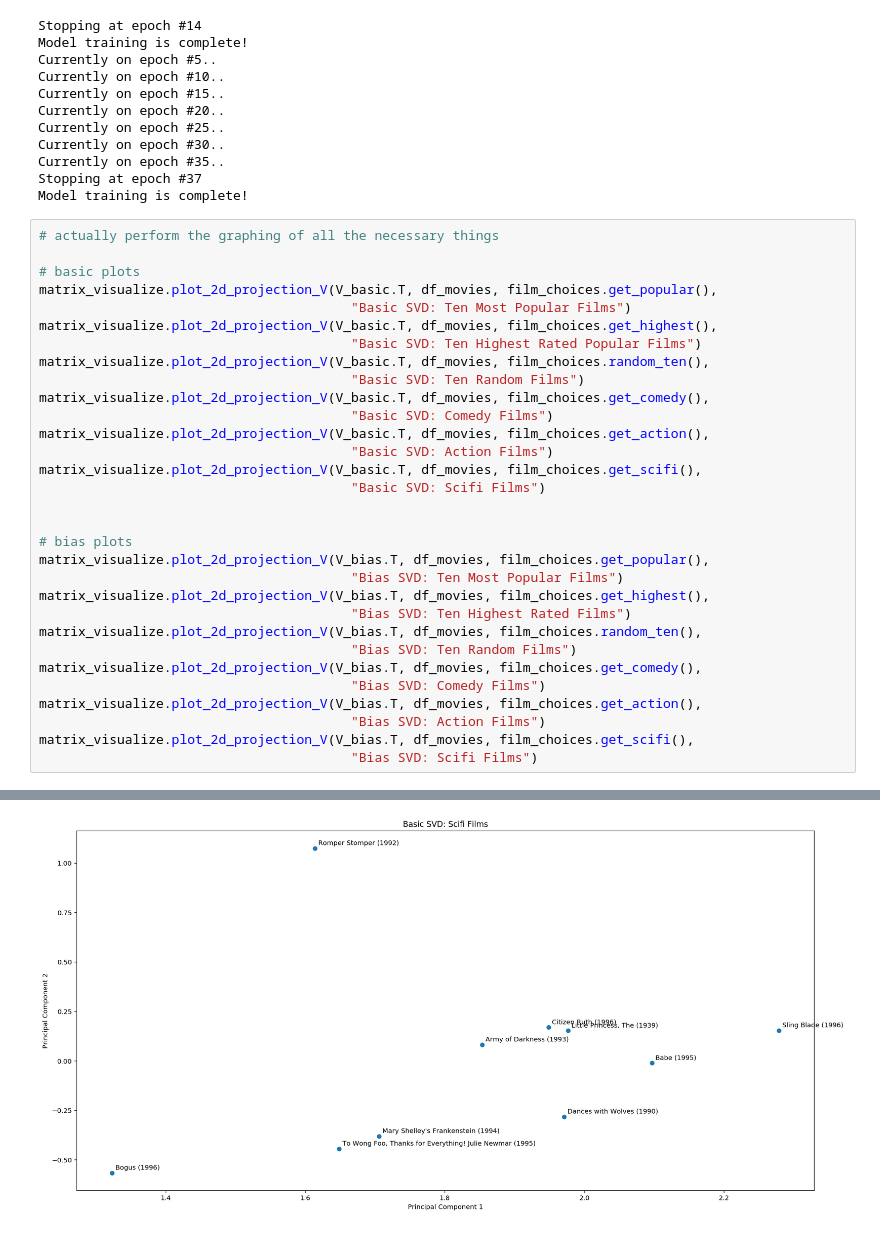
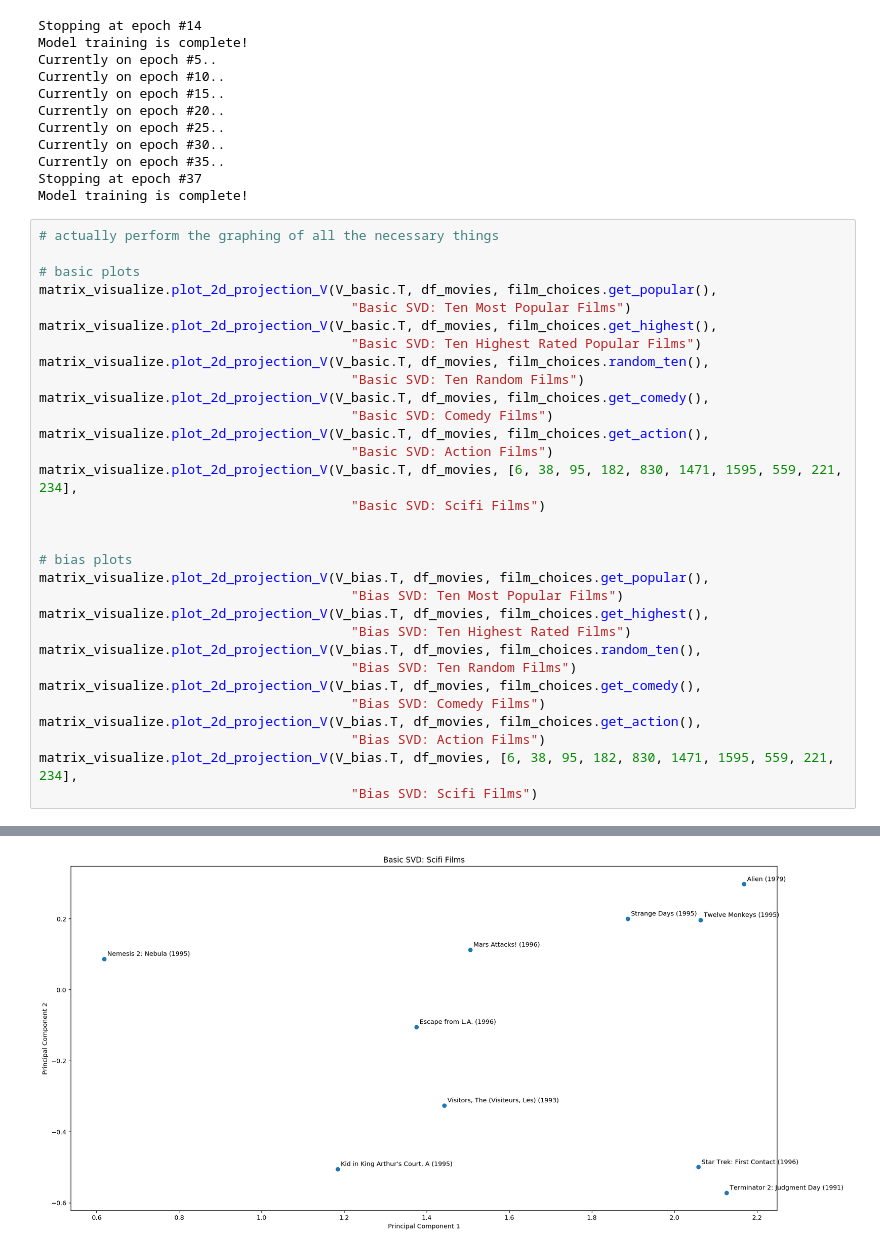
Before and after one commit to Lioscro/cs155-miniproject2, a Jupyter notebook: notebooks/5_matrix_factorization_visualizations.ipynb, the cells around one changed output, grey strips where cells are left out. Saved outputs shown, nothing was run; the diff lists cells and outputs as text.

Commit message:
Updated Scifi Indices
Scifi indices were not 0-indexed, fixed this.

```diff
--- a/notebooks/5_matrix_factorization_visualizations.ipynb
+++ b/notebooks/5_matrix_factorization_visualizations.ipynb
@@ -222,36 +222,36 @@ matrix_visualize.plot_2d_projection_V(V_basic.T, df_movies, film_choices.get_pop
                                         "Basic SVD: Ten Most Popular Films")
 matrix_visualize.plot_2d_projection_V(V_basic.T, df_movies, film_choices.get_highest(),
                                         "Basic SVD: Ten Highest Rated Popular Films")
 matrix_visualize.plot_2d_projection_V(V_basic.T, df_movies, film_choices.random_ten(),
                                         "Basic SVD: Ten Random Films")
 matrix_visualize.plot_2d_projection_V(V_basic.T, df_movies, film_choices.get_comedy(),
                                         "Basic SVD: Comedy Films")
 matrix_visualize.plot_2d_projection_V(V_basic.T, df_movies, film_choices.get_action(),
                                         "Basic SVD: Action Films")
-matrix_visualize.plot_2d_projection_V(V_basic.T, df_movies, film_choices.get_scifi(),
+matrix_visualize.plot_2d_projection_V(V_basic.T, df_movies, [6, 38, 95, 182, 830, 1471, 1595, 559, 221, 234],
                                         "Basic SVD: Scifi Films")
 
 
 # bias plots
 matrix_visualize.plot_2d_projection_V(V_bias.T, df_movies, film_choices.get_popular(),
                                         "Bias SVD: Ten Most Popular Films")
 matrix_visualize.plot_2d_projection_V(V_bias.T, df_movies, film_choices.get_highest(),
                                         "Bias SVD: Ten Highest Rated Films")
 matrix_visualize.plot_2d_projection_V(V_bias.T, df_movies, film_choices.random_ten(),
                                         "Bias SVD: Ten Random Films")
 matrix_visualize.plot_2d_projection_V(V_bias.T, df_movies, film_choices.get_comedy(),
                                         "Bias SVD: Comedy Films")
 matrix_visualize.plot_2d_projection_V(V_bias.T, df_movies, film_choices.get_action(),
                                         "Bias SVD: Action Films")
-matrix_visualize.plot_2d_projection_V(V_bias.T, df_movies, film_choices.get_scifi(),
+matrix_visualize.plot_2d_projection_V(V_bias.T, df_movies, [6, 38, 95, 182, 830, 1471, 1595, 559, 221, 234],
                                         "Bias SVD: Scifi Films")
 # %% [output]
 [figure]
 [figure]
 [figure]
 [figure]
 [figure]
-[figure, old version]
+[figure, new version]
 [figure]
 [figure]
 [figure]
```
Also changed, not shown: parts of 1 cell of this notebook, 1 other file.
